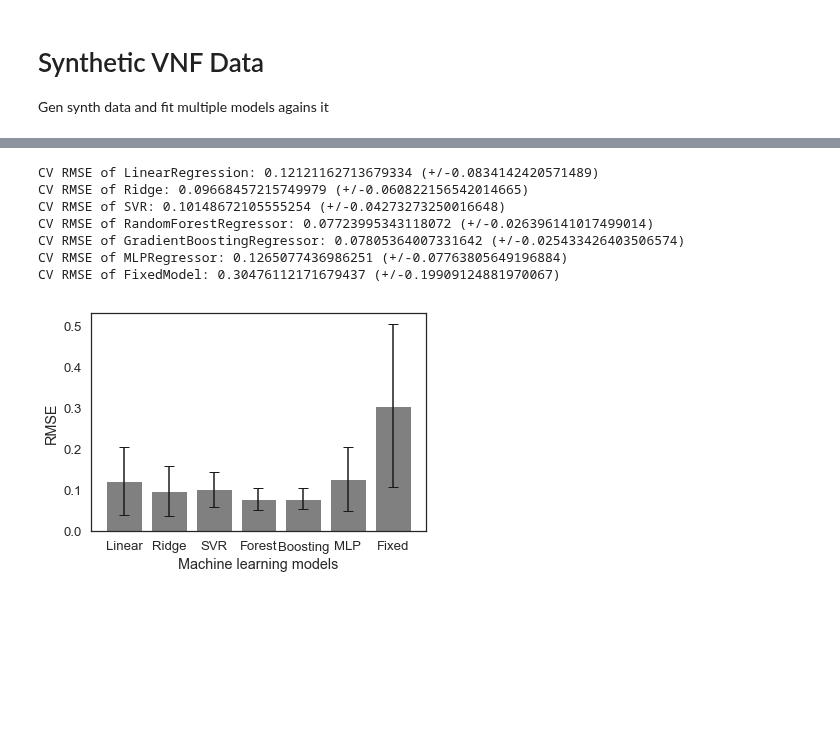
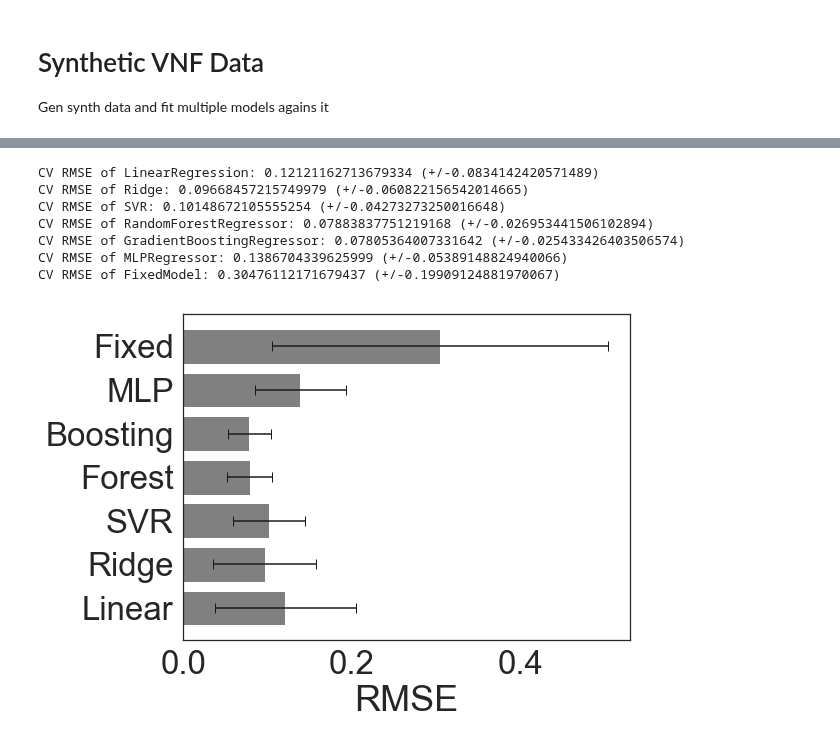
Before and after one commit to CN-UPB/ml-for-resource-allocation, a Jupyter notebook: synth_data.ipynb, the cells around one changed output, grey strips where cells are left out. Saved outputs shown, nothing was run; the diff lists cells and outputs as text; code cells hidden in the pictures; blank space fills up the shorter version.

```diff
--- a/synth_data.ipynb
+++ b/synth_data.ipynb
@@ -6,6 +6,7 @@ Gen synth data and fit multiple models agains it
 import warnings
 warnings.simplefilter(action='ignore', category=FutureWarning)
 
+import os
 import math
 import pandas as pd
 import numpy as np
@@ -26,8 +27,7 @@ from sklearn.metrics import mean_squared_error
 
 %matplotlib inline
 
-sns.set(font_scale=1.2)
-sns.set_style("white")
+sns.set(font_scale=3, style="white")
 # %%
 class FixedModel(BaseEstimator):
     """
@@ -94,14 +94,13 @@ def barplot_rmse(scores, labels, data_name):
     x = np.arange(len(labels))
 
     # plot
-    fig, ax = plt.subplots()
-    plt.bar(x, rmse_mean, color='grey', yerr=rmse_std, capsize=5)
+    fig, ax = plt.subplots(figsize = (8, 6))
+    plt.barh(x, rmse_mean, color='grey', xerr=rmse_std, capsize=5)
 
     # labels
-    ax.set_xlabel('Machine learning models')
-    ax.set_ylabel('RMSE')
-    ax.set_xticks(x)
-    ax.set_xticklabels(labels)
+    ax.set_xlabel('RMSE')
+    ax.set_yticks(x)
+    ax.set_yticklabels(labels)
 
     fig.savefig(f'plots/{data_name}_rmse.pdf', bbox_inches='tight')
 # %%
@@ -124,19 +123,21 @@ CV RMSE of FixedModel: 0.30476112171679437 (+/-0.19909124881970067)
 # %%
 # scale the data and do again
 scaler = MinMaxScaler()
 X_scaled = scaler.fit_transform(X)
+os.makedirs(f'ml_models/synth_data', exist_ok=True)
+joblib.dump(scaler, f'ml_models/synth_data/scaler.joblib')
 
 rmse = [cross_validation_rmse(model, X_scaled, y) for model in models]
 barplot_rmse(rmse, labels, 'synth_scaled')
 # %% [output]
 CV RMSE of LinearRegression: 0.12121162713679334 (+/-0.0834142420571489)
 CV RMSE of Ridge: 0.09668457215749979 (+/-0.060822156542014665)
 CV RMSE of SVR: 0.10148672105555254 (+/-0.04273273250016648)
-CV RMSE of RandomForestRegressor: 0.07723995343118072 (+/-0.026396141017499014)
+CV RMSE of RandomForestRegressor: 0.07883837751219168 (+/-0.026953441506102894)
 CV RMSE of GradientBoostingRegressor: 0.07805364007331642 (+/-0.025433426403506574)
-CV RMSE of MLPRegressor: 0.1265077436986251 (+/-0.07763805649196884)
+CV RMSE of MLPRegressor: 0.1386704339625999 (+/-0.05389148824940066)
 CV RMSE of FixedModel: 0.30476112171679437 (+/-0.19909124881970067)
-[figure, old version]
+[figure, new version]
 # %%
 def tune_hyperparams(model, X, y, params):
     """Do grid search CV for hyperparam tuning and return CV RMSE"""
```
Also changed, not shown: parts of 4 cells of this notebook, 46 other files.
